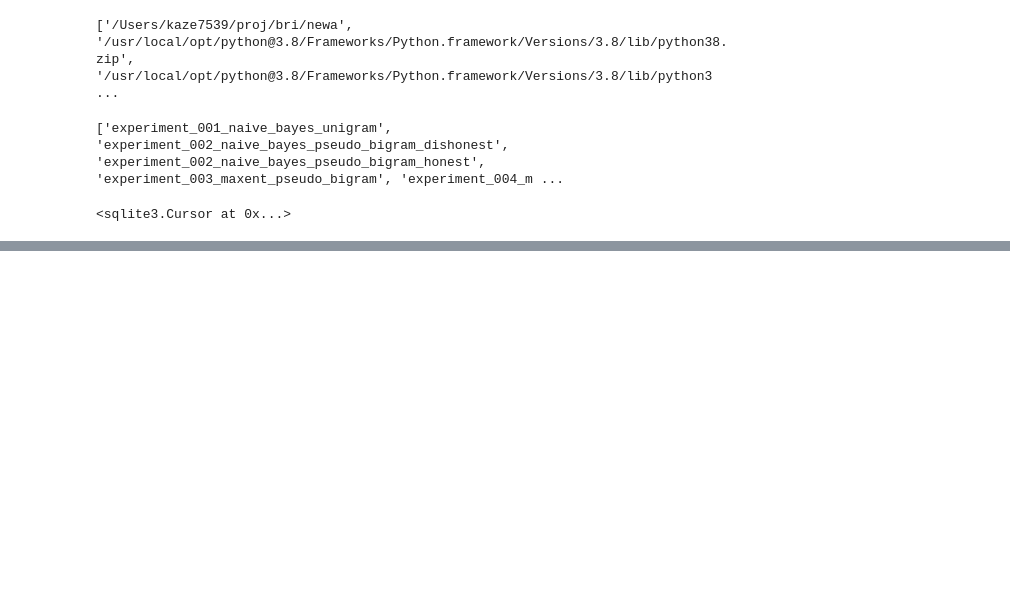
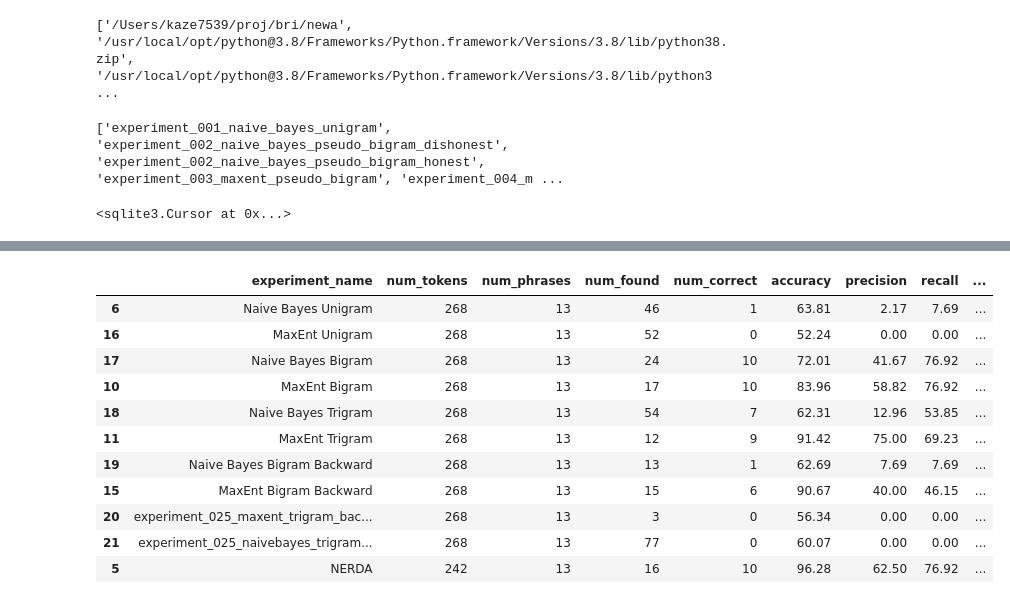
Before and after one commit to boruizhang/newa, a Jupyter notebook: run_all_experiments.ipynb, the cells around one changed output, grey strips where cells are left out. Drawn from its saved outputs; the diff is of its cells as text; code cells hidden in the pictures; blank space fills up the shorter version.

```diff
--- a/run_all_experiments.ipynb
+++ b/run_all_experiments.ipynb
@@ -167,0 +272,15 @@ sbn.barplot(
+# %%
+df_to_plot
+# %% [output]
+|  | experiment_name | num_tokens | num_phrases | num_found | num_correct | accuracy | precision | recall | ... |
+| 6 | Naive Bayes Unigram | 268 | 13 | 46 | 1 | 63.81 | 2.17 | 7.69 | ... |
+| 16 | MaxEnt Unigram | 268 | 13 | 52 | 0 | 52.24 | 0.00 | 0.00 | ... |
+| 17 | Naive Bayes Bigram | 268 | 13 | 24 | 10 | 72.01 | 41.67 | 76.92 | ... |
+| 10 | MaxEnt Bigram | 268 | 13 | 17 | 10 | 83.96 | 58.82 | 76.92 | ... |
+| 18 | Naive Bayes Trigram | 268 | 13 | 54 | 7 | 62.31 | 12.96 | 53.85 | ... |
+| 11 | MaxEnt Trigram | 268 | 13 | 12 | 9 | 91.42 | 75.00 | 69.23 | ... |
+| 19 | Naive Bayes Bigram Backward | 268 | 13 | 13 | 1 | 62.69 | 7.69 | 7.69 | ... |
+| 15 | MaxEnt Bigram Backward | 268 | 13 | 15 | 6 | 90.67 | 40.00 | 46.15 | ... |
+| 20 | experiment_025_maxent_trigram_bac... | 268 | 13 | 3 | 0 | 56.34 | 0.00 | 0.00 | ... |
+| 21 | experiment_025_naivebayes_trigram... | 268 | 13 | 77 | 0 | 60.07 | 0.00 | 0.00 | ... |
+| 5 | NERDA | 242 | 13 | 16 | 10 | 96.28 | 62.50 | 76.92 | ... |
```
Also changed, not shown: parts of 10 cells of this notebook, 2 other files.
